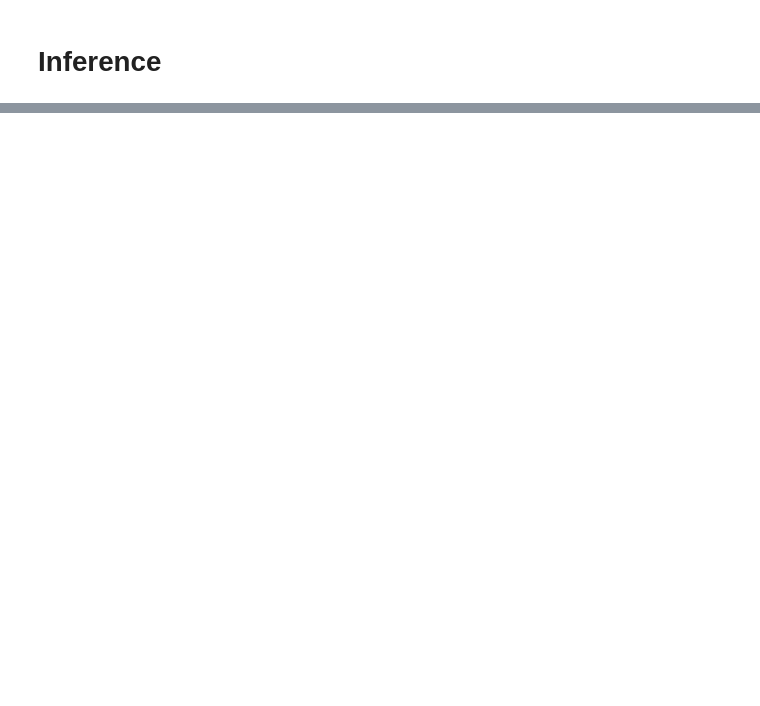
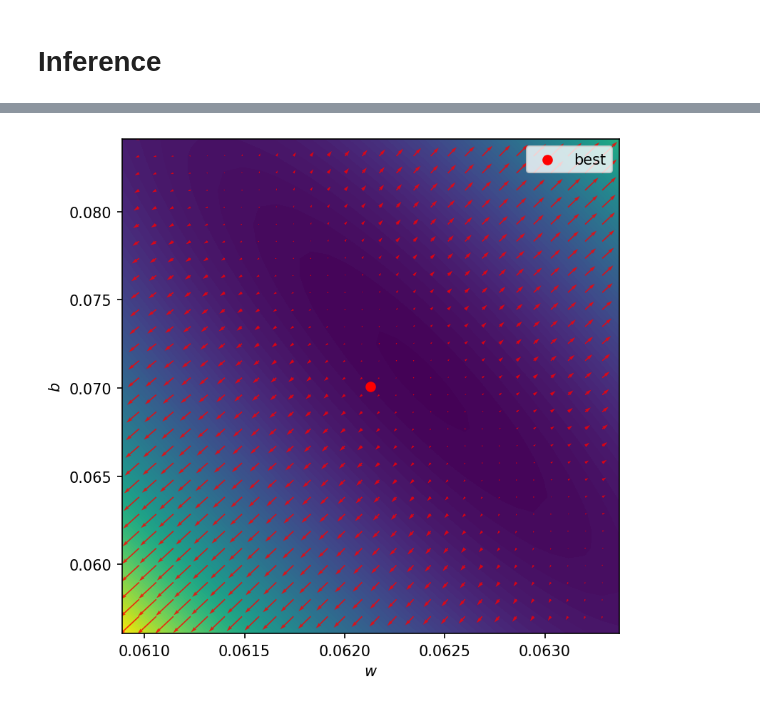
Before and after one commit to WeizmannMLcourse/MLCourse_2025, a Jupyter notebook: Tutorial2_intro_to_pytorch/intro_to_pytorch.ipynb, the cells around one changed output, grey strips where cells are left out. Cells and saved outputs as stored; diff of their text form; code cells hidden in the pictures; blank space fills up the shorter version.

Commit message:
added autograd section

```diff
--- a/Tutorial2_intro_to_pytorch/intro_to_pytorch.ipynb
+++ b/Tutorial2_intro_to_pytorch/intro_to_pytorch.ipynb
@@ -206,0 +223,4 @@ plot_performance(model, valid_ds)
+# %%
+untrained_model = TempNN()
+print(untrained_model.layer.weight)
+print(untrained_model.layer.bias)
@@ -207,3 +281,46 @@ plot_performance(model, valid_ds)
+# %%
+N_points = 30
+
+w_grid = np.linspace(best_weight*0.98, best_weight*1.02, N_points)
+b_grid = np.linspace(best_bias*0.8, best_bias*1.2, N_points)
+
+w_grid, b_grid = np.meshgrid(w_grid, b_grid)
+loss_grid = np.zeros_like(w_grid)
+dloss_dw_grid = np.zeros_like(w_grid)
+dloss_db_grid = np.zeros_like(w_grid)
+
+for i in tqdm(range(w_grid.shape[0])):
+    for j in range(w_grid.shape[1]):
+
+        # set the model parameters to the values at this point in the grid
+        untrained_model.layer.weight.data.fill_(w_grid[i,j])
+        untrained_model.layer.bias.data.fill_(b_grid[i,j])
+
+        # set the gradients to zero
+        untrained_model.zero_grad()
+
+        # compute the loss
+        Ypred = untrained_model(X)
+        loss = nn.MSELoss(reduction='mean')(Ypred, Ytrue)
+        loss_grid[i,j] = loss.item()
+
+        # compute the gradients
+        dloss_dw = torch.autograd.grad(loss, untrained_model.layer.weight, retain_graph=True)[0]
+        dloss_db = torch.autograd.grad(loss, untrained_model.layer.bias, retain_graph=True)[0]
+        dloss_dw_grid[i,j] = dloss_dw.item()
+        dloss_db_grid[i,j] = dloss_db.item()
+# %%
+aspect = (b_grid.max() - b_grid.min()) / (w_grid.max() - w_grid.min())
+plt.figure(figsize=(6, 6))
+plt.contourf(w_grid, b_grid, loss_grid, levels=100)
+plt.scatter(best_weight, best_bias, color='red', label='best')
+plt.quiver(w_grid, b_grid, dloss_dw_grid/aspect, dloss_db_grid*aspect, color='red', angles='xy', scale_units='xy', alpha=0.8)
+plt.xlabel('$w$')
+plt.ylabel('$b$')
+plt.legend()
+plt.show()
+# %% [output]
+[figure, added]
 # %% [markdown]
 ###  **Example 2:** Now let's try using a more powerful model!
 Recall that in the previous example, the model comprised a single neuron with _no nonlinearity_!
```
Also changed, not shown: parts of 18 cells of this notebook.
